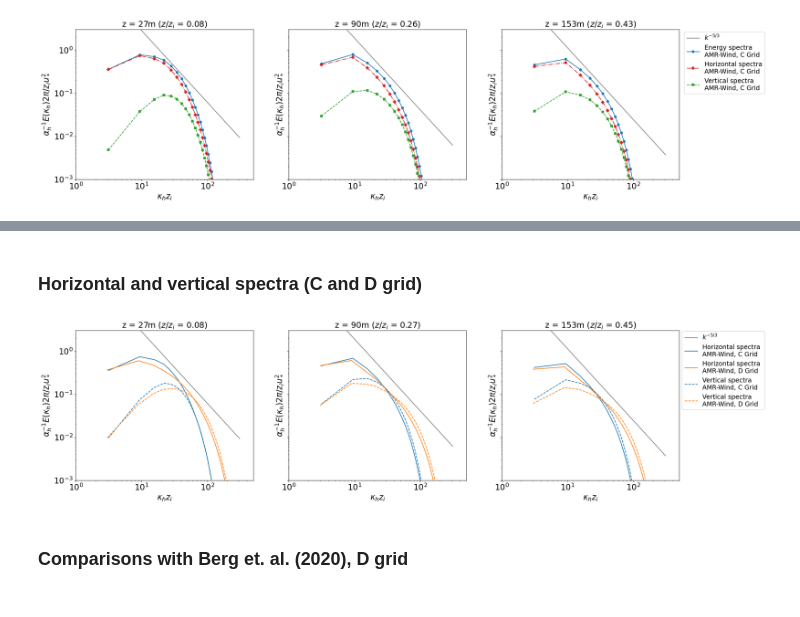
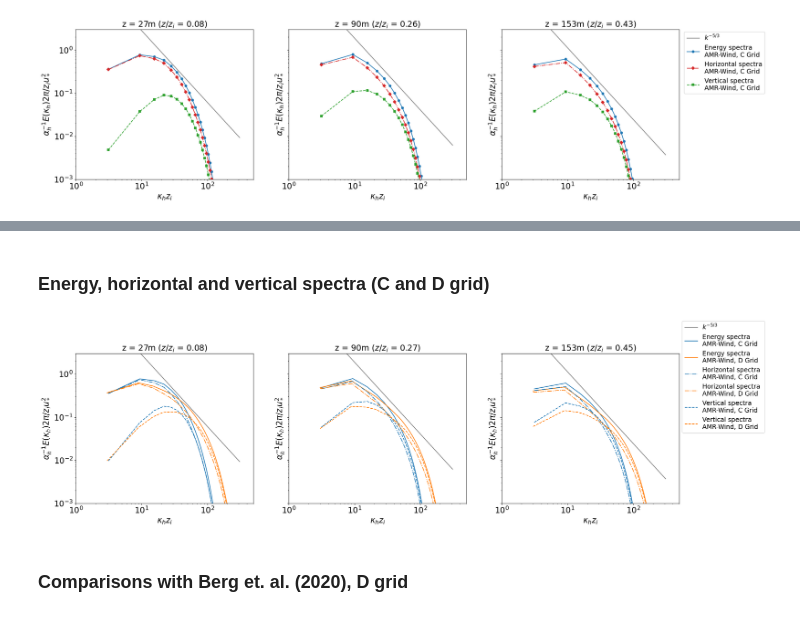
Before and after one commit to Exawind/exawind-benchmarks, a Jupyter notebook: amr-wind/atmospheric_boundary_layer/neutral/postprocessing/ABL_wavenumber_spectra.ipynb, the cells around one changed output, grey strips where cells are left out. Drawn from its saved outputs; the diff is of its cells as text; code cells hidden in the pictures.

```diff
--- a/amr-wind/atmospheric_boundary_layer/neutral/postprocessing/ABL_wavenumber_spectra.ipynb
+++ b/amr-wind/atmospheric_boundary_layer/neutral/postprocessing/ABL_wavenumber_spectra.ipynb
@@ -118,5 +71,5 @@ for axiter, ax in enumerate(axs):
 # %% [markdown]
-### Horizontal and vertical spectra (C and D grid)
+### Energy, horizontal and vertical spectra (C and D grid)
 # %%
 # Run the driver
 fig, axs = plt.subplots(1,3,figsize=(8*3,6), dpi=125, sharey=True)
@@ -131,36 +84,40 @@ for axiter, ax in enumerate(axs):
     plt.sca(ax)
     df_C = dfs_C[axiter]
     df_D = dfs_D[axiter]
     normz_C = zs[axiter]/zi_C
     normz = zs[axiter]/zi_D
     strz = f"{normz:.2f}"
     ax.set_title('z = '+str(zs[axiter])+'m ($z/z_i$ = ' + strz + ')',fontsize=fsize)
     Escaling_C =  2 * np.pi / (zi_C * ustar_C**2 * ah)
     Escaling_D =  2 * np.pi / (zi_D * ustar_D**2 * ah)
     kscaling_C = zi_C
     kscaling_D = zi_D
 
     plt.xticks(fontsize=fsize)  # Set x tick label font size
     plt.yticks(fontsize=fsize)  # Set y tick label font size
 
     msize = 4
     plt.loglog(kscaling_C * df_C['kmag'],fact[axiter]*df_C['kmag']**(-5/3),c='tab:gray',ls='-',label='$k^{-5/3}$')
 
-    plt.loglog(kscaling_C * df_C['kmag'],Escaling_C * df_C['horiz'],c='tab:blue',label='Horizontal spectra \nAMR-Wind, C Grid',ls='-')
-    plt.loglog(kscaling_D * df_D['kmag'],Escaling_D * df_D['horiz'],c='tab:orange',label='Horizontal spectra\nAMR-Wind, D Grid',ls='-')
+    plt.loglog(kscaling_C * df_C['kmag'],Escaling_C * df_C['energy'],c='tab:blue',label='Energy spectra \nAMR-Wind, C Grid',ls='-')
+    plt.loglog(kscaling_D * df_D['kmag'],Escaling_D * df_D['energy'],c='tab:orange',label='Energy spectra\nAMR-Wind, D Grid',ls='-')
+
+    plt.loglog(kscaling_C * df_C['kmag'],Escaling_C * df_C['horiz'],c='tab:blue',label='Horizontal spectra \nAMR-Wind, C Grid',ls='-.')
+    plt.loglog(kscaling_D * df_D['kmag'],Escaling_D * df_D['horiz'],c='tab:orange',label='Horizontal spectra\nAMR-Wind, D Grid',ls='-.')
 
     plt.loglog(kscaling_C * df_C['kmag'],2 * Escaling_C * df_C['vertical'],c='tab:blue',label='Vertical spectra\nAMR-Wind, C Grid',ls='--')
     plt.loglog(kscaling_D * df_D['kmag'],2 * Escaling_D * df_D['vertical'],c='tab:orange',label='Vertical spectra\nAMR-Wind, D Grid',ls='--')
 
     plt.ylabel("$\\alpha_h^{-1} E(\kappa_h)2\pi/z_i u_*^2$",fontsize =fsize)
     plt.xlabel("$\kappa_h z_i$",fontsize=fsize)
     if axiter == 2:
         plt.legend(loc=4,fontsize=fsize-4,bbox_to_anchor=(1.5,0.45))
 
     ax.set_xlim(1,500)
     ax.set_ylim(0.001,3)
+plt.savefig("./figures/ABL_wavenumber_spectra_C_D_grids.png")
 # %% [output]
-[figure, old version]
+[figure, new version]
 # %% [markdown]
 ### Comparisons with Berg et. al. (2020), D grid
 # %%
```
Also changed, not shown: parts of 4 cells of this notebook, 24 other files.
